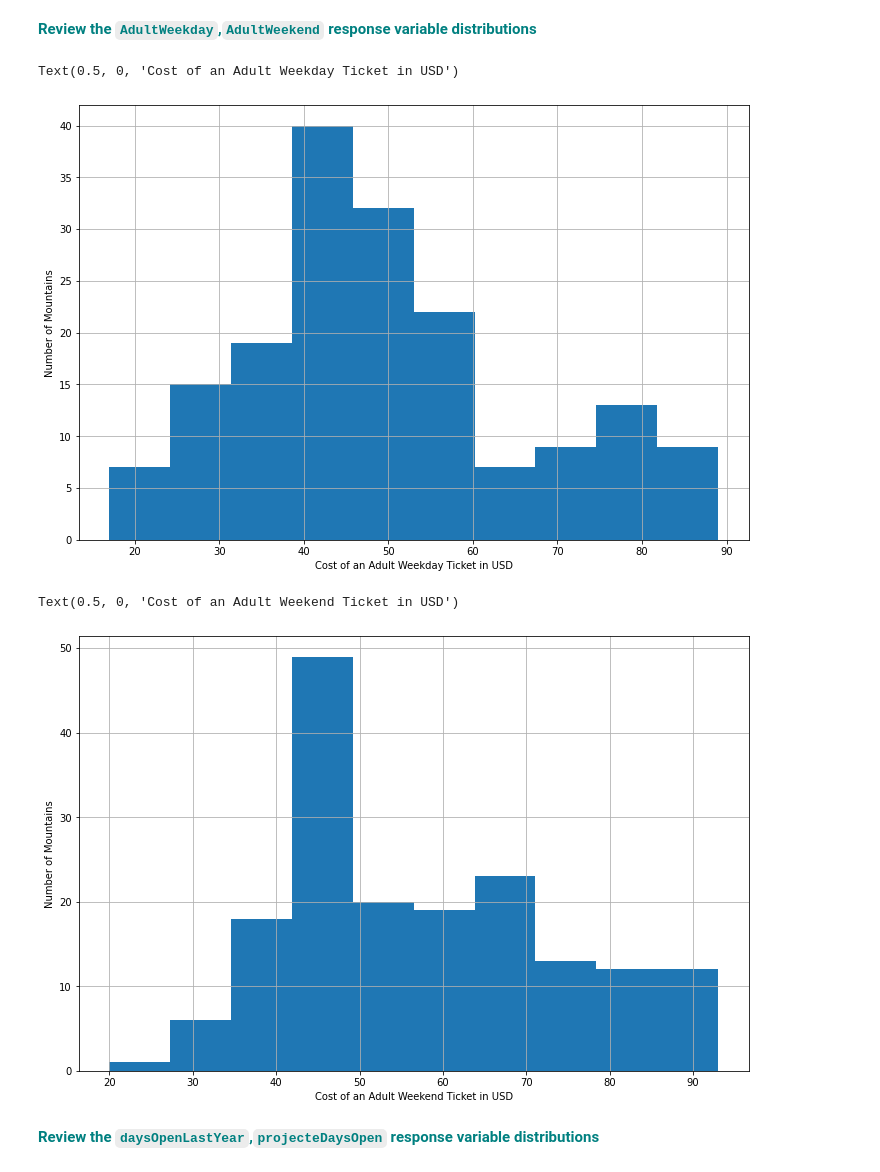
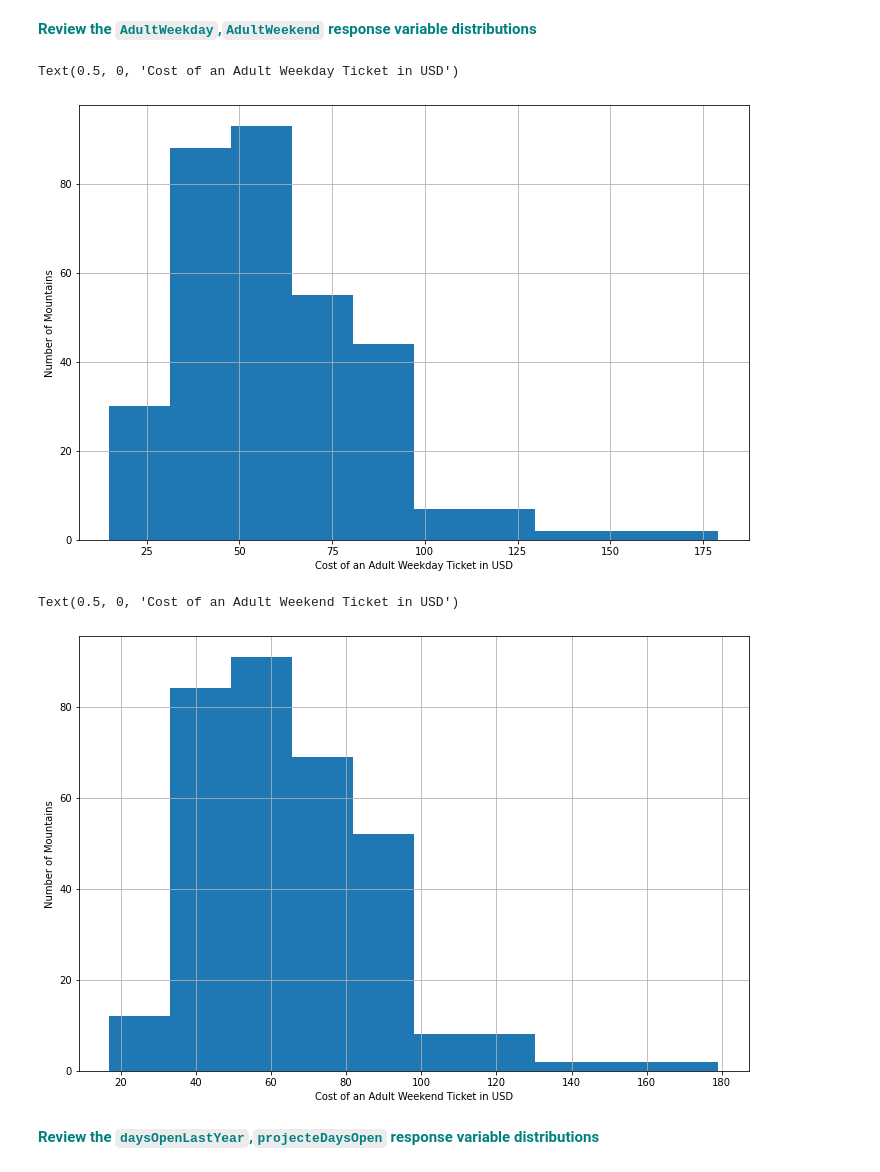
Before and after one commit to frankfletcher/Springboard-Data-Science, a Jupyter notebook: Guided Capstone/GuidedCapstoneStep3HL.ipynb, the cells around one changed output. Cells and saved outputs as stored; diff of their text form; code cells hidden in the pictures.

```diff
--- a/Guided Capstone/GuidedCapstoneStep3HL.ipynb
+++ b/Guided Capstone/GuidedCapstoneStep3HL.ipynb
@@ -239,20 +239,20 @@ There are many possible response variables you could have identified in Step 1 o
 # Make a histogram of the 'AdultWeekday' column of the dfno dataframe.
 # You'll want to call hist() on that column
 
-dfno.AdultWeekday.hist(figsize=(12,8))
+df.AdultWeekday.hist(figsize=(12,8))
 plt.ylabel('Number of Mountains')
 plt.xlabel('Cost of an Adult Weekday Ticket in USD')
 # %% [output]
 Text(0.5, 0, 'Cost of an Adult Weekday Ticket in USD')
-[figure, old version]
+[figure, new version]
 # %%
 # Do the same but with the AdultWeekend column
-dfno.AdultWeekend.hist(figsize=(12,8))
+df.AdultWeekend.hist(figsize=(12,8))
 plt.ylabel('Number of Mountains')
 plt.xlabel('Cost of an Adult Weekend Ticket in USD')
 # %% [output]
 Text(0.5, 0, 'Cost of an Adult Weekend Ticket in USD')
-[figure, old version]
+[figure, new version]
 # %% [markdown]
 <font color='teal'>**Review the `daysOpenLastYear`,`projecteDaysOpen` response variable distributions**</font>
 # %%
```
Also changed, not shown: parts of 19 cells of this notebook, 6 other files.
